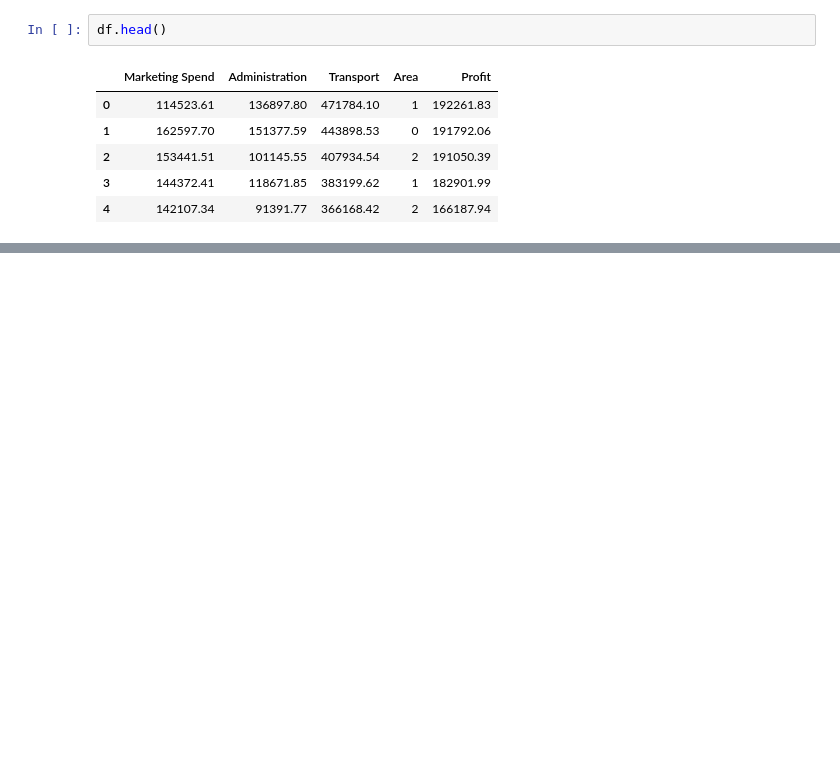
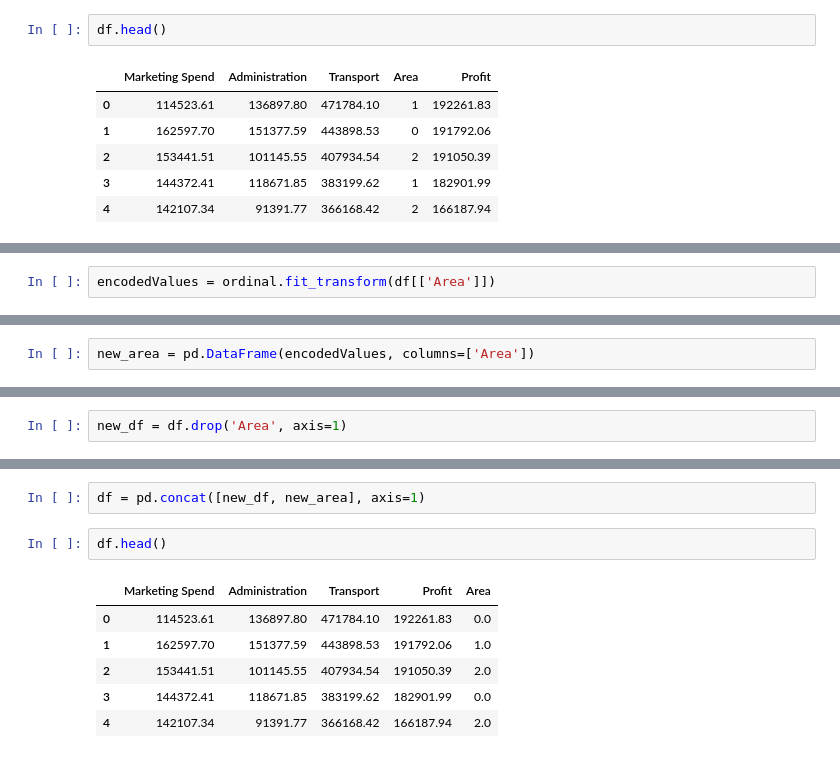
Before and after one commit to Sabbir185/Machine-learning-with-python, a Jupyter notebook: feature-engineering.ipynb, the cells around one changed output, grey strips where cells are left out. Saved outputs shown, nothing was run; the diff lists cells and outputs as text; blank space fills up the shorter version.

```diff
--- a/feature-engineering.ipynb
+++ b/feature-engineering.ipynb
@@ -228,0 +358,2 @@ df.head()
+# %%
+encodedValues = ordinal.fit_transform(df[['Area']])
@@ -228,0 +380,2 @@ df.head()
+# %%
+new_area = pd.DataFrame(encodedValues, columns=['Area'])
@@ -228,0 +401,2 @@ df.head()
+# %%
+new_df = df.drop('Area', axis=1)
@@ -228,0 +412,11 @@ df.head()
+# %%
+df = pd.concat([new_df, new_area], axis=1)
+# %%
+df.head()
+# %% [output]
+|  | Marketing Spend | Administration | Transport | Profit | Area |
+| 0 | 114523.61 | 136897.80 | 471784.10 | 192261.83 | 0.0 |
+| 1 | 162597.70 | 151377.59 | 443898.53 | 191792.06 | 1.0 |
+| 2 | 153441.51 | 101145.55 | 407934.54 | 191050.39 | 2.0 |
+| 3 | 144372.41 | 118671.85 | 383199.62 | 182901.99 | 0.0 |
+| 4 | 142107.34 | 91391.77 | 366168.42 | 166187.94 | 2.0 |
```
Also changed, not shown: parts of 27 cells of this notebook.
